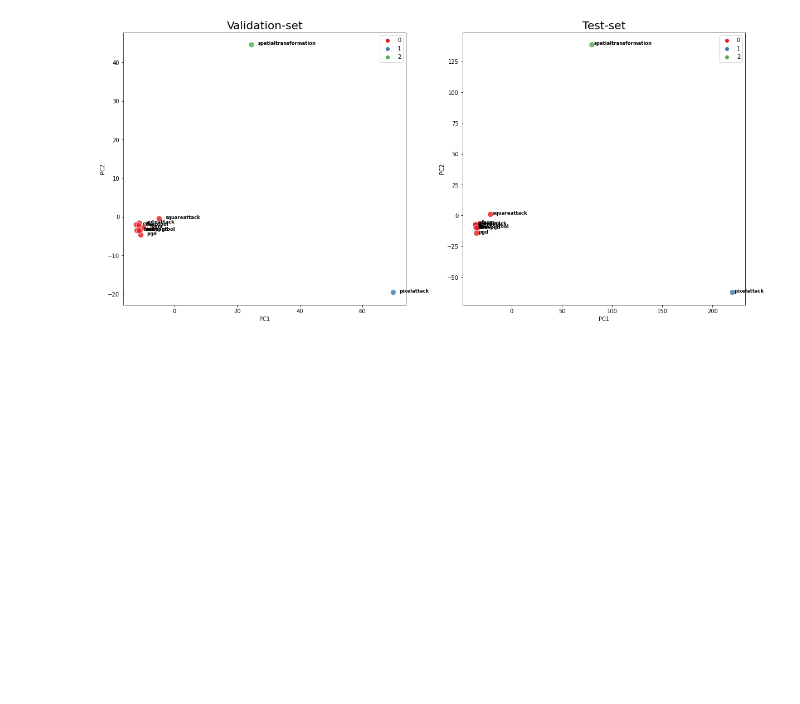
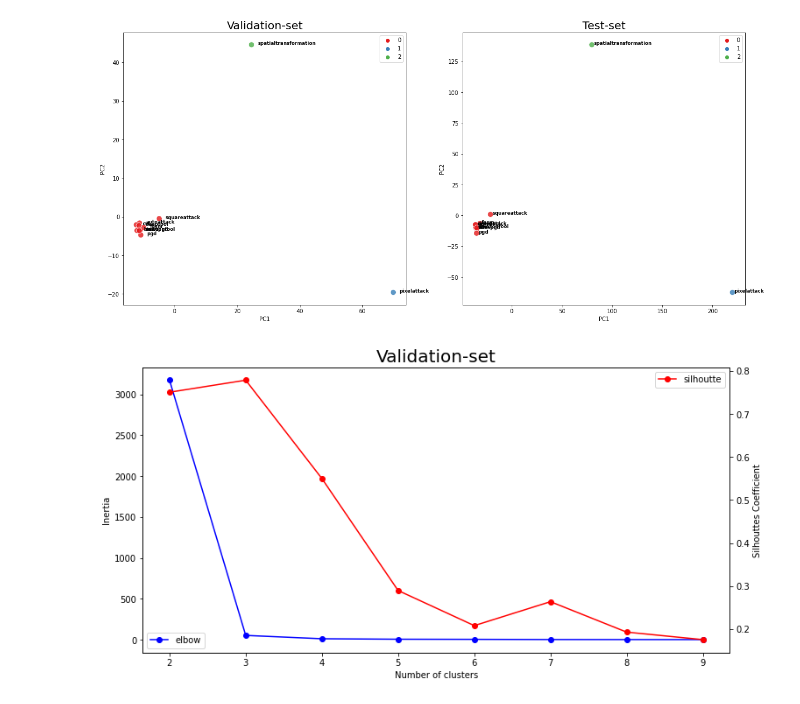
Before and after one commit to mhilmiasyrofi/attack-analysis, a Jupyter notebook: robust_overfitting/clustering-analysis-rq2.ipynb, the cells around one changed output. Saved outputs shown, nothing was run; the diff lists cells and outputs as text; code cells hidden in the pictures; blank space fills up the shorter version.

Commit message:
update plot

```diff
--- a/robust_overfitting/clustering-analysis-rq2.ipynb
+++ b/robust_overfitting/clustering-analysis-rq2.ipynb
@@ -279,3 +279,50 @@ path = "plot/at-clustering-result.png"
 fig.savefig(path, bbox_inches='tight')
 # %% [output]
 [figure]
+# %%
+valtest = 1000
+# valtest = None
+accuracies, accs = get_accuracies(attacks, valtest)
+pca_df_scale = reduce_dimension(accuracies, 2)
+sse = []
+silhouttes = []
+k_list = range(2, 10)
+score = 0
+n_cluster = -1
+cluster_labels = None
+for k in k_list:
+    km = KMeans(n_clusters=k,  n_init=1, max_iter=500, init='k-means++', random_state=42)
+    km.fit(pca_df_scale)
+    labels = km.labels_
+    sse.append([k, km.inertia_])
+    silhoutte = metrics.silhouette_score(pca_df_scale, labels)
+    if silhoutte > score :
+        score = silhoutte
+        n_cluster = k
+        cluster_labels = labels
+    silhouttes.append([k, silhoutte])
+
+pca_results_scale = pd.DataFrame({'Cluster': k_list, 'SSE': sse})
+plt.figure(figsize=(12,6))
+plt.plot(pd.DataFrame(sse)[0], pd.DataFrame(sse)[1], marker='o', color="blue", label="elbow")
+if valtest :
+    title = "Validation-set"
+else :
+    title = "Test-set"
+plt.title(title, fontdict = {"fontsize": 20})
+plt.xlabel('Number of clusters')
+plt.ylabel('Inertia')
+plt.legend(loc='lower left')
+plt.twinx()
+plt.plot(pd.DataFrame(silhouttes)[0], pd.DataFrame(silhouttes)[1], marker='o', color='red', label="silhoutte")
+plt.ylabel('Silhouttes Coefficient')
+f = plt.legend(loc='upper right')
+
+if valtest :
+    path = "plot/at-cluster-analysis-val{}.png".format(valtest)
+else :
+    path = "plot/at-cluster-analysis-default.png"
+
+f.figure.savefig(path, bbox_inches='tight')
+# %% [output]
+[figure, added]
```
Also changed, not shown: parts of 2 cells of this notebook, 8 other files.
